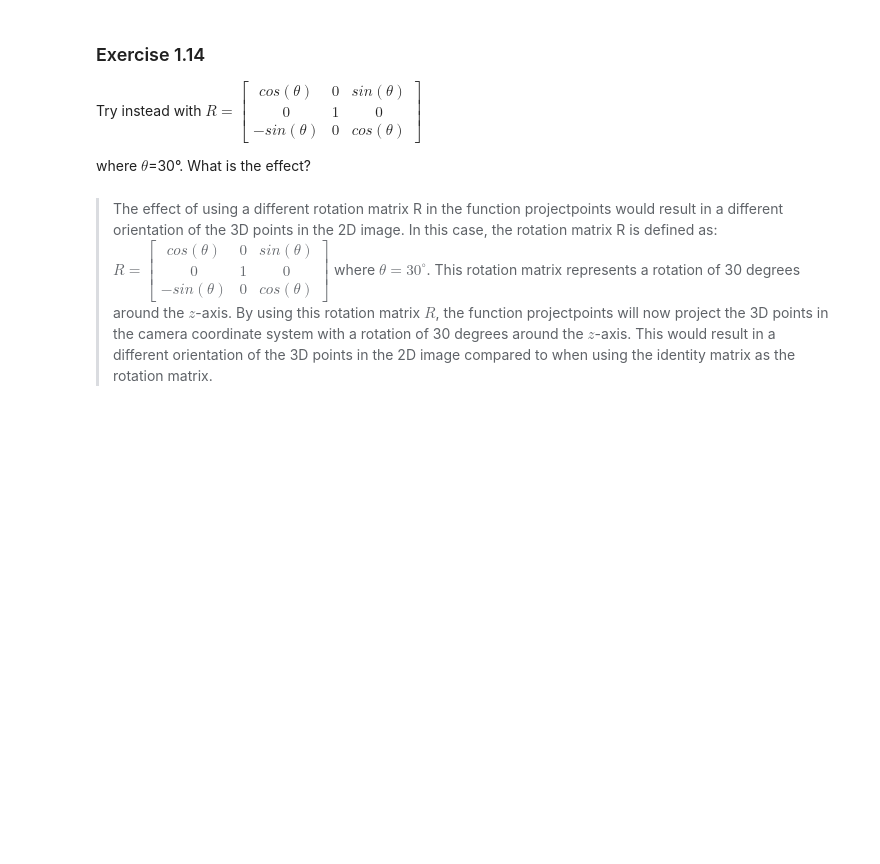
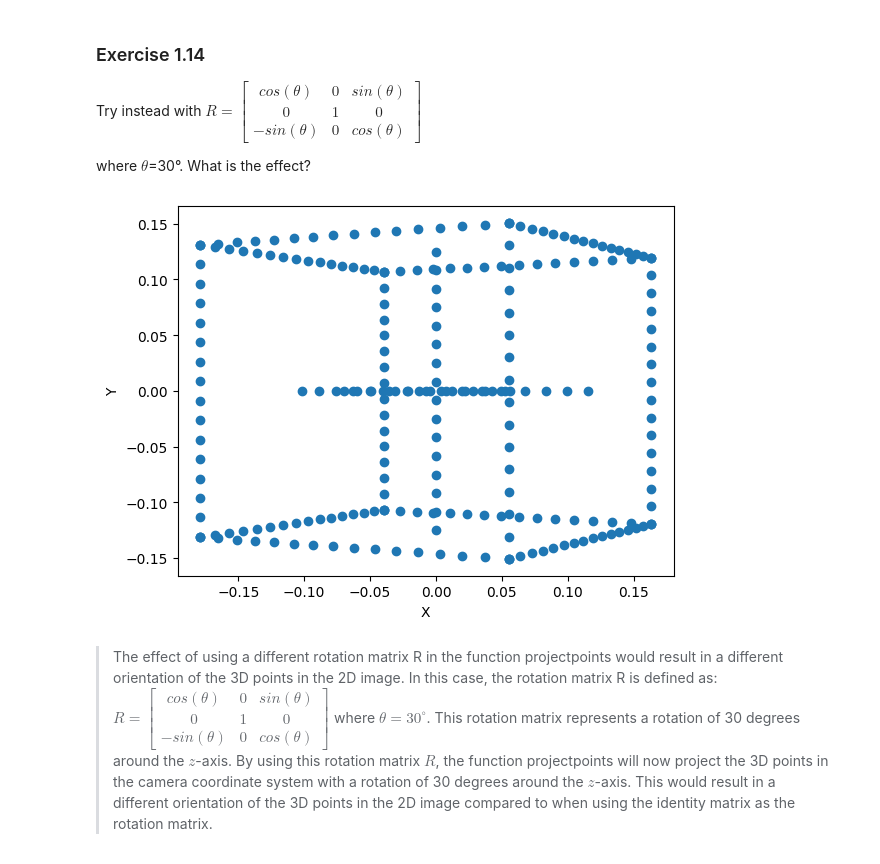
Before and after one commit to ChongchLi/02504_ComputerVision, a Jupyter notebook: Exercise/Exercise_1/Exercise_01.ipynb, the cells around one changed output. Saved outputs shown, nothing was run; the diff lists cells and outputs as text; code cells hidden in the pictures; blank space fills up the shorter version.

```diff
--- a/Exercise/Exercise_1/Exercise_01.ipynb
+++ b/Exercise/Exercise_1/Exercise_01.ipynb
@@ -289,6 +298,18 @@ cos(\theta) & 0 & sin(\theta) \\
 $
 
 where $\theta$=30°. What is the effect?
+# %%
+import numpy as np
+
+theta = 30 * np.pi / 180
+R = np.array([[np.cos(theta), 0, np.sin(theta)],
+              [0, 1, 0],
+              [-np.sin(theta), 0, np.cos(theta)]])
+
+p = projectpoints(K, R, t, Q)
+plot_figure(p)
+# %% [output]
+[figure, added]
 # %% [markdown]
 > The effect of using a different rotation matrix R in the function projectpoints would result in a different orientation of the 3D points in the 2D image.
 In this case, the rotation matrix R is defined as:
```
Also changed, not shown: parts of 6 cells of this notebook.
